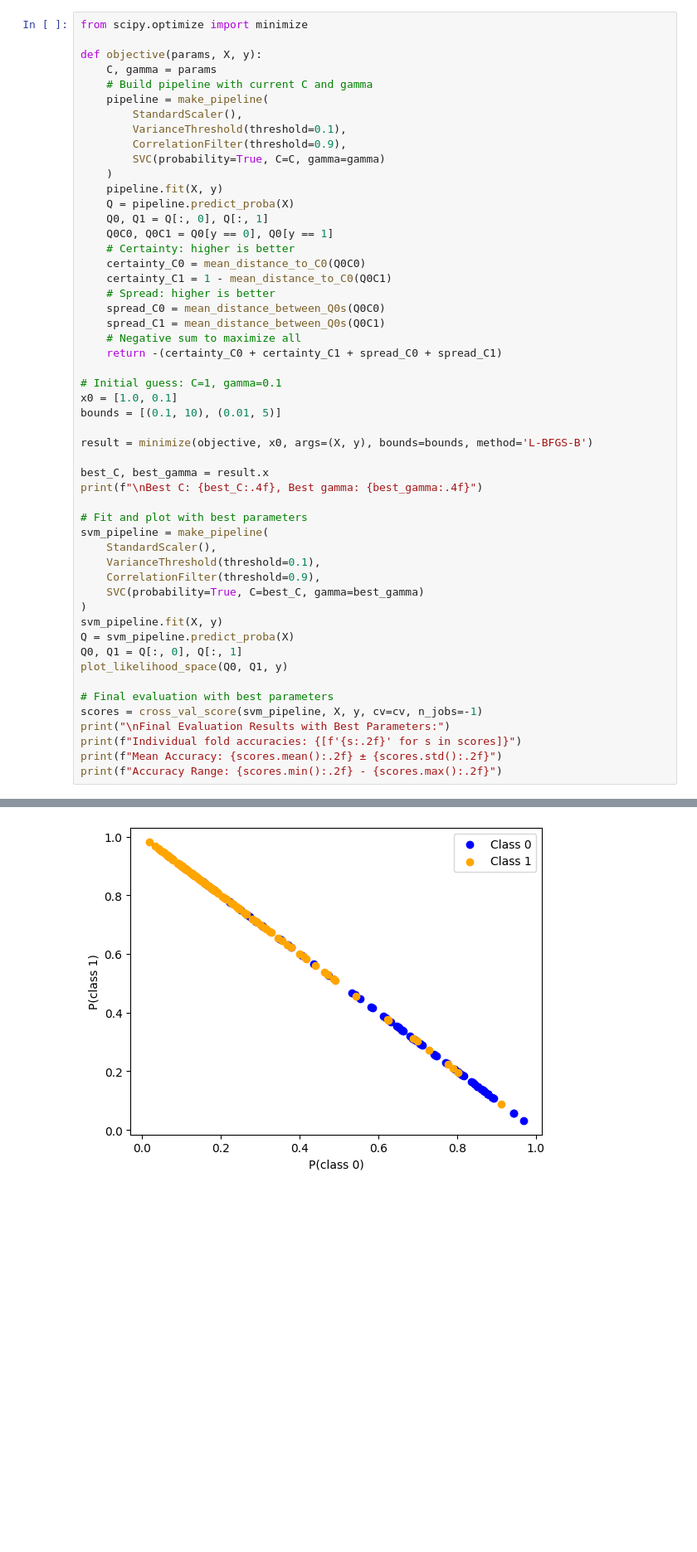
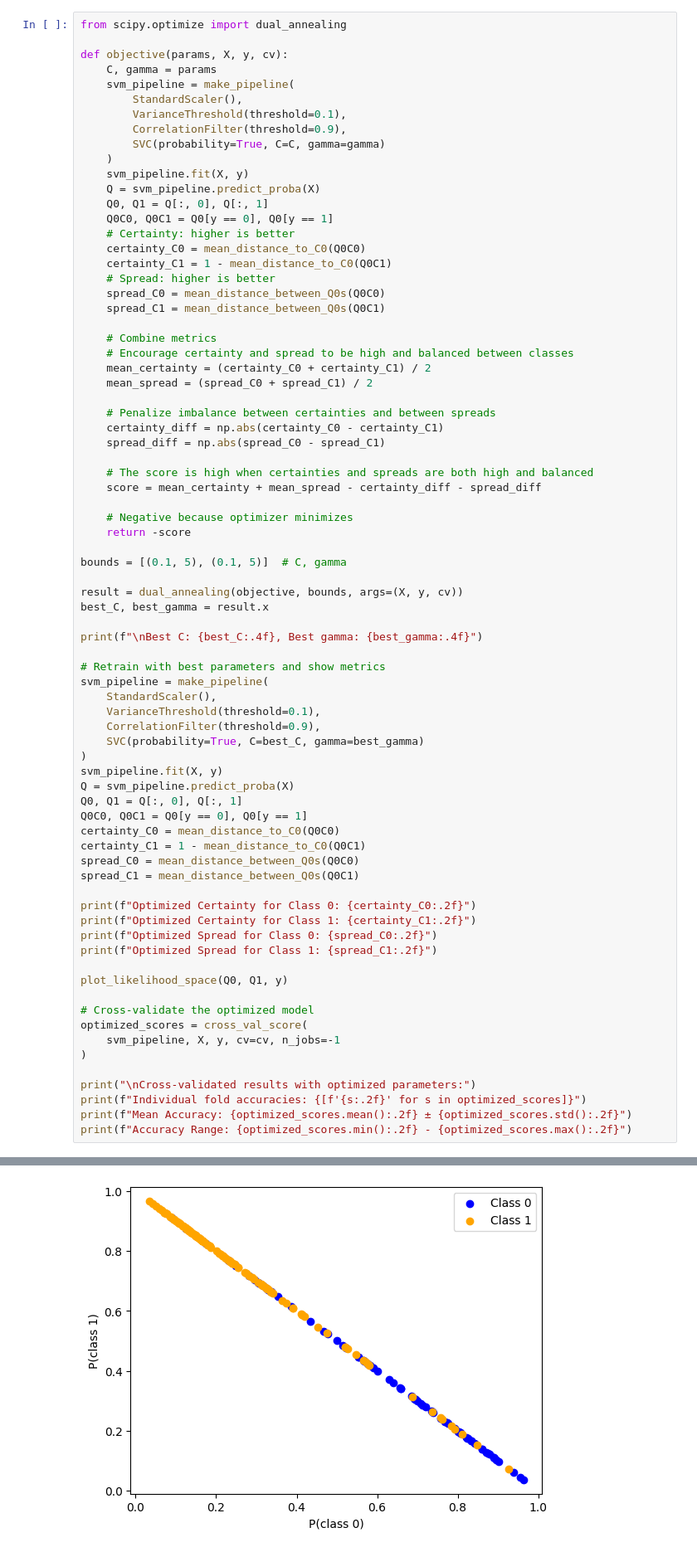
Before and after one commit to eduardo-ufmg/reconhecimento_de_padroes, a Jupyter notebook: svm_E3/svm_E3.ipynb, the cells around one changed output, grey strips where cells are left out. Shown at 83% size. Drawn from its saved outputs; the diff is of its cells as text; blank space fills up the shorter version.

```diff
--- a/svm_E3/svm_E3.ipynb
+++ b/svm_E3/svm_E3.ipynb
@@ -132,17 +132,16 @@ Spread for Class 1: 0.15
 # %%
-from scipy.optimize import minimize
+from scipy.optimize import dual_annealing
 
-def objective(params, X, y):
+def objective(params, X, y, cv):
     C, gamma = params
-    # Build pipeline with current C and gamma
-    pipeline = make_pipeline(
+    svm_pipeline = make_pipeline(
         StandardScaler(),
         VarianceThreshold(threshold=0.1),
         CorrelationFilter(threshold=0.9),
         SVC(probability=True, C=C, gamma=gamma)
     )
-    pipeline.fit(X, y)
-    Q = pipeline.predict_proba(X)
+    svm_pipeline.fit(X, y)
+    Q = svm_pipeline.predict_proba(X)
     Q0, Q1 = Q[:, 0], Q[:, 1]
     Q0C0, Q0C1 = Q0[y == 0], Q0[y == 1]
     # Certainty: higher is better
@@ -151,19 +150,30 @@ def objective(params, X, y):
     # Spread: higher is better
     spread_C0 = mean_distance_between_Q0s(Q0C0)
     spread_C1 = mean_distance_between_Q0s(Q0C1)
-    # Negative sum to maximize all
-    return -(certainty_C0 + certainty_C1 + spread_C0 + spread_C1)
 
-# Initial guess: C=1, gamma=0.1
-x0 = [1.0, 0.1]
-bounds = [(0.1, 10), (0.01, 5)]
+    # Combine metrics
+    # Encourage certainty and spread to be high and balanced between classes
+    mean_certainty = (certainty_C0 + certainty_C1) / 2
+    mean_spread = (spread_C0 + spread_C1) / 2
 
-result = minimize(objective, x0, args=(X, y), bounds=bounds, method='L-BFGS-B')
+    # Penalize imbalance between certainties and between spreads
+    certainty_diff = np.abs(certainty_C0 - certainty_C1)
+    spread_diff = np.abs(spread_C0 - spread_C1)
 
+    # The score is high when certainties and spreads are both high and balanced
+    score = mean_certainty + mean_spread - certainty_diff - spread_diff
+
+    # Negative because optimizer minimizes
+    return -score
+
+bounds = [(0.1, 5), (0.1, 5)]  # C, gamma
+
+result = dual_annealing(objective, bounds, args=(X, y, cv))
 best_C, best_gamma = result.x
+
 print(f"\nBest C: {best_C:.4f}, Best gamma: {best_gamma:.4f}")
 
-# Fit and plot with best parameters
+# Retrain with best parameters and show metrics
 svm_pipeline = make_pipeline(
     StandardScaler(),
     VarianceThreshold(threshold=0.1),
@@ -173,12 +183,26 @@ svm_pipeline = make_pipeline(
 svm_pipeline.fit(X, y)
 Q = svm_pipeline.predict_proba(X)
 Q0, Q1 = Q[:, 0], Q[:, 1]
+Q0C0, Q0C1 = Q0[y == 0], Q0[y == 1]
+certainty_C0 = mean_distance_to_C0(Q0C0)
+certainty_C1 = 1 - mean_distance_to_C0(Q0C1)
+spread_C0 = mean_distance_between_Q0s(Q0C0)
+spread_C1 = mean_distance_between_Q0s(Q0C1)
+
+print(f"Optimized Certainty for Class 0: {certainty_C0:.2f}")
+print(f"Optimized Certainty for Class 1: {certainty_C1:.2f}")
+print(f"Optimized Spread for Class 0: {spread_C0:.2f}")
+print(f"Optimized Spread for Class 1: {spread_C1:.2f}")
+
 plot_likelihood_space(Q0, Q1, y)
 
-# Final evaluation with best parameters
-scores = cross_val_score(svm_pipeline, X, y, cv=cv, n_jobs=-1)
-print("\nFinal Evaluation Results with Best Parameters:")
-print(f"Individual fold accuracies: {[f'{s:.2f}' for s in scores]}")
-print(f"Mean Accuracy: {scores.mean():.2f} ± {scores.std():.2f}")
-print(f"Accuracy Range: {scores.min():.2f} - {scores.max():.2f}")
+# Cross-validate the optimized model
+optimized_scores = cross_val_score(
+    svm_pipeline, X, y, cv=cv, n_jobs=-1
+)
+
+print("\nCross-validated results with optimized parameters:")
+print(f"Individual fold accuracies: {[f'{s:.2f}' for s in optimized_scores]}")
+print(f"Mean Accuracy: {optimized_scores.mean():.2f} ± {optimized_scores.std():.2f}")
+print(f"Accuracy Range: {optimized_scores.min():.2f} - {optimized_scores.max():.2f}")
 # %% [output]
@@ -186 +214 @@ Best C: 1.0000, Best gamma: 0.1000
-[figure, old version]
+[figure, new version]
```
Also changed, not shown: parts of 6 cells of this notebook, 1 other file.
